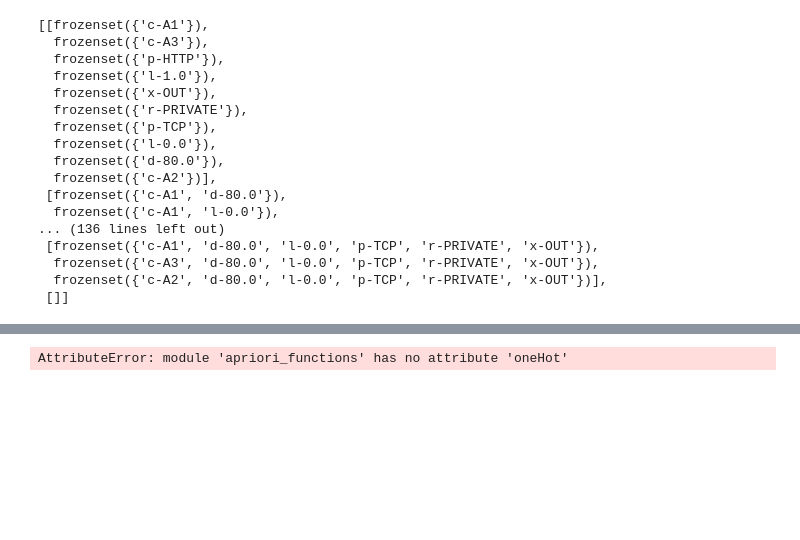
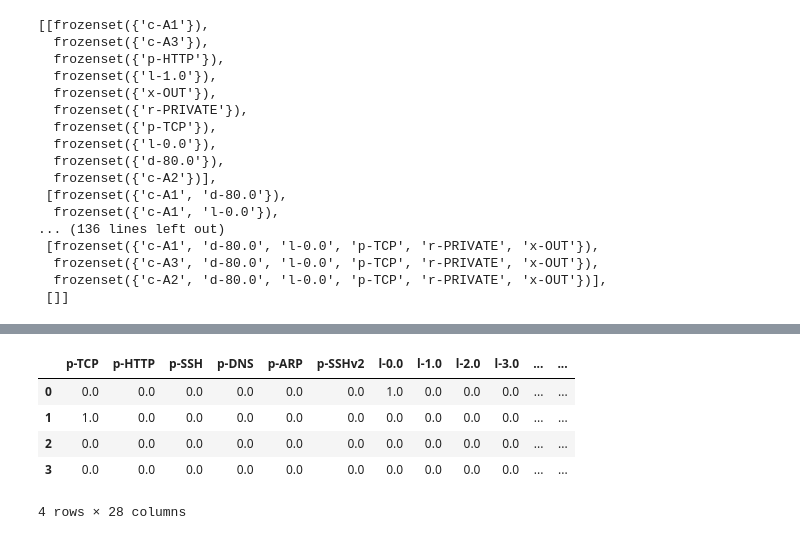
Before and after one commit to sandu9618/apriori, a Jupyter notebook: apriori.ipynb, the cells around one changed output, grey strips where cells are left out. Drawn from its saved outputs; the diff is of its cells as text; code cells hidden in the pictures; blank space fills up the shorter version.

```diff
--- a/apriori.ipynb
+++ b/apriori.ipynb
@@ -117,4 +135,10 @@ SyntaxError: invalid syntax (<ipython-input-12-8595a7469f59>, line 3)
 # %%
 oneHotEncodedDF = pd.DataFrame(apriori_functions.oneHot(final_Rules,featureList), columns=featureList)
+oneHotEncodedDF
 # %% [output]
+|  | p-TCP | p-HTTP | p-SSH | p-DNS | p-ARP | p-SSHv2 | l-0.0 | l-1.0 | l-2.0 | l-3.0 | ... | ... |
+| 0 | 0.0 | 0.0 | 0.0 | 0.0 | 0.0 | 0.0 | 1.0 | 0.0 | 0.0 | 0.0 | ... | ... |
+| 1 | 1.0 | 0.0 | 0.0 | 0.0 | 0.0 | 0.0 | 0.0 | 0.0 | 0.0 | 0.0 | ... | ... |
+| 2 | 0.0 | 0.0 | 0.0 | 0.0 | 0.0 | 0.0 | 0.0 | 0.0 | 0.0 | 0.0 | ... | ... |
+| 3 | 0.0 | 0.0 | 0.0 | 0.0 | 0.0 | 0.0 | 0.0 | 0.0 | 0.0 | 0.0 | ... | ... |
-AttributeError: module 'apriori_functions' has no attribute 'oneHot'
+4 rows × 28 columns
```
Also changed, not shown: parts of 5 cells of this notebook, 2 other files.
